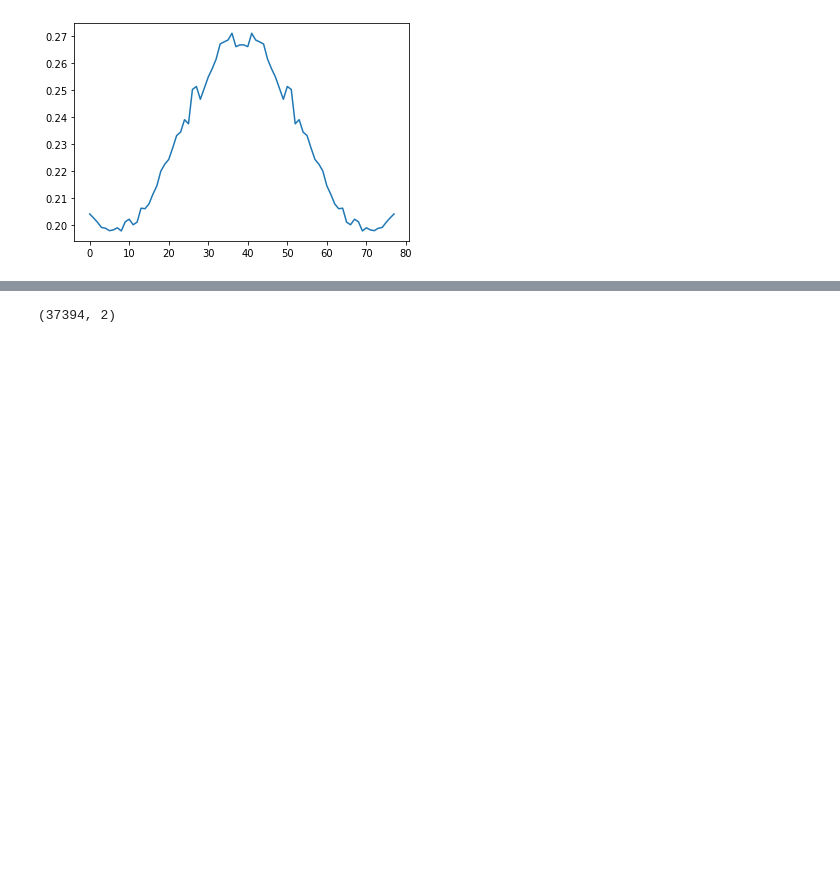
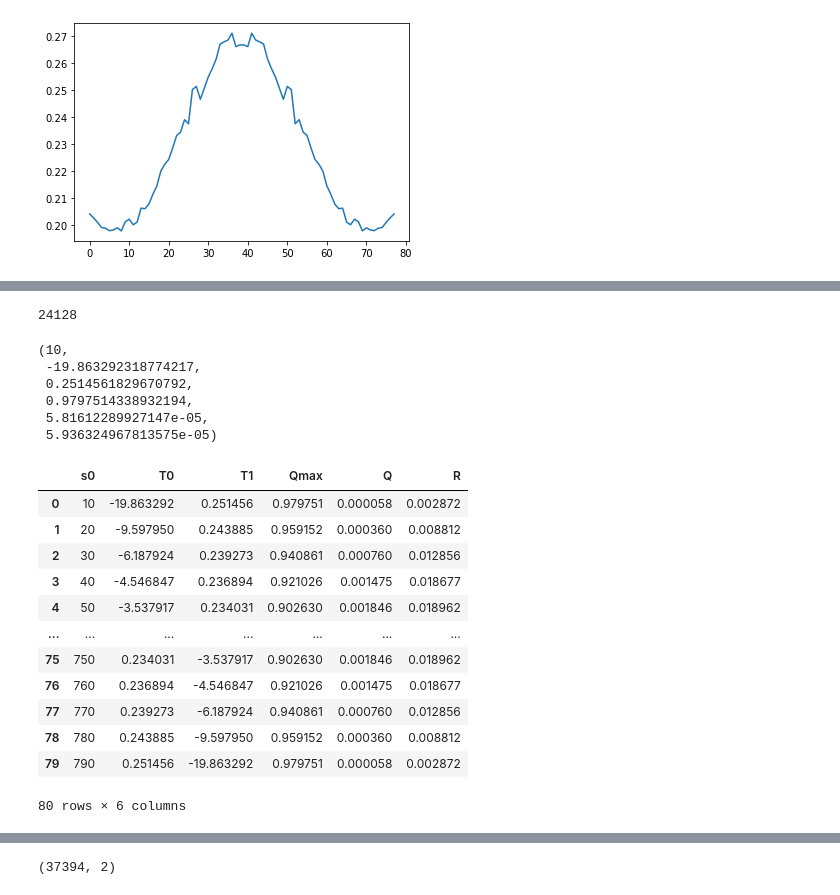
Before and after one commit to piratepeel/MultiscaleMixing, a Jupyter notebook: notebooks/Mixing vs. Community Size.ipynb, the cells around one changed output, grey strips where cells are left out. Drawn from its saved outputs; the diff is of its cells as text; code cells hidden in the pictures; blank space fills up the shorter version.

```diff
--- a/notebooks/Mixing vs. Community Size.ipynb
+++ b/notebooks/Mixing vs. Community Size.ipynb
@@ -242,0 +273,5 @@ Attempting to describe mathematically exactly what is going on will be difficult
+# %%
+G = nx.gnp_random_graph(N, 0.075)
+len(G.edges)
+# %% [output]
+24128
@@ -242,0 +312,9 @@ Attempting to describe mathematically exactly what is going on will be difficult
+# %%
+results[0]
+# %% [output]
+(10,
+ -19.863292318774217,
+ 0.2514561829670792,
+ 0.9797514338932194,
+ 5.81612289927147e-05,
+ 5.936324967813575e-05)
@@ -242,0 +336,17 @@ Attempting to describe mathematically exactly what is going on will be difficult
+# %%
+dfnull["R"] = dfnull.Q / (1 - dfnull.Qmax)
+dfnull
+# %% [output]
+|  | s0 | T0 | T1 | Qmax | Q | R |
+| 0 | 10 | -19.863292 | 0.251456 | 0.979751 | 0.000058 | 0.002872 |
+| 1 | 20 | -9.597950 | 0.243885 | 0.959152 | 0.000360 | 0.008812 |
+| 2 | 30 | -6.187924 | 0.239273 | 0.940861 | 0.000760 | 0.012856 |
+| 3 | 40 | -4.546847 | 0.236894 | 0.921026 | 0.001475 | 0.018677 |
+| 4 | 50 | -3.537917 | 0.234031 | 0.902630 | 0.001846 | 0.018962 |
+| ... | ... | ... | ... | ... | ... | ... |
+| 75 | 750 | 0.234031 | -3.537917 | 0.902630 | 0.001846 | 0.018962 |
+| 76 | 760 | 0.236894 | -4.546847 | 0.921026 | 0.001475 | 0.018677 |
+| 77 | 770 | 0.239273 | -6.187924 | 0.940861 | 0.000760 | 0.012856 |
+| 78 | 780 | 0.243885 | -9.597950 | 0.959152 | 0.000360 | 0.008812 |
+| 79 | 790 | 0.251456 | -19.863292 | 0.979751 | 0.000058 | 0.002872 |
+80 rows × 6 columns
```
Also changed, not shown: parts of 10 cells of this notebook, 2 other files.
